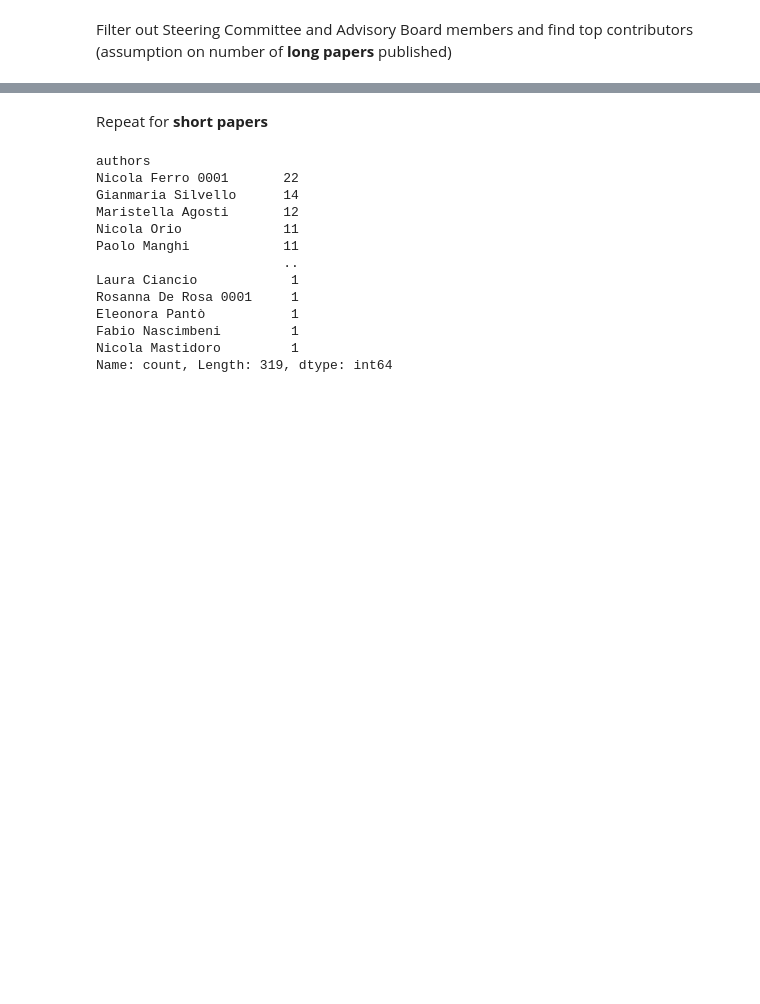
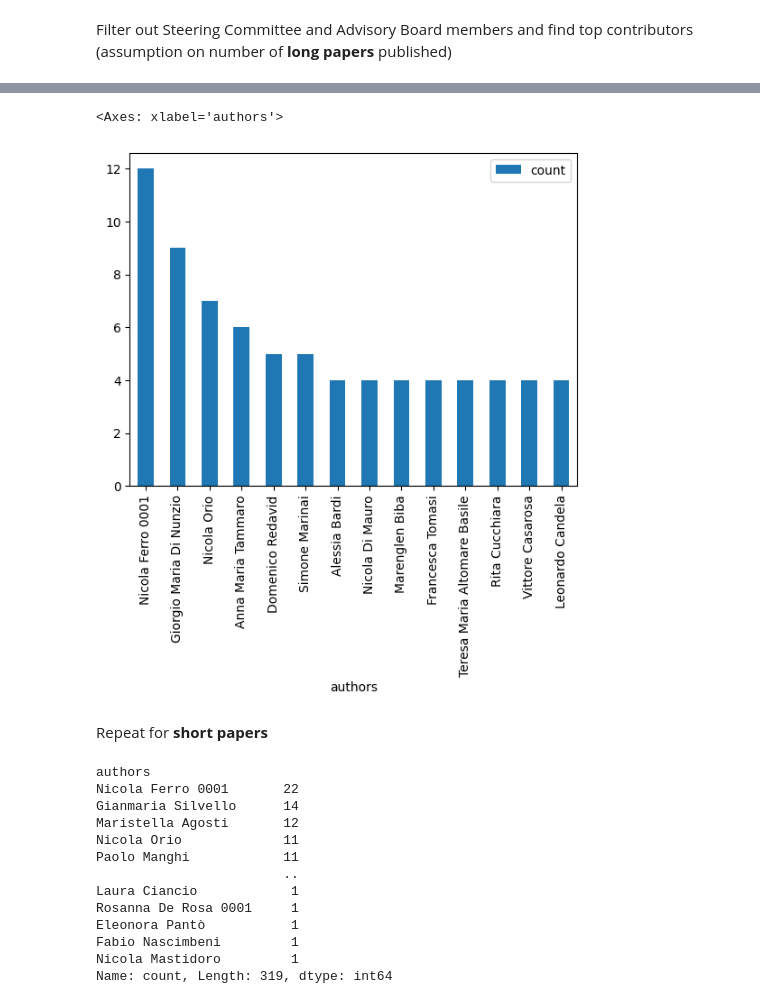
Before and after one commit to andremann/IRCDL-2024, a Jupyter notebook: notebooks/01-AM-exploration.ipynb, the cells around one changed output, grey strips where cells are left out. Cells and saved outputs as stored; diff of their text form; code cells hidden in the pictures; blank space fills up the shorter version.

```diff
--- a/notebooks/01-AM-exploration.ipynb
+++ b/notebooks/01-AM-exploration.ipynb
@@ -222,4 +264,9 @@ Domenico Redavid            5
 Name: count, dtype: int64
+# %%
+pd.DataFrame(top_long).plot.bar()
+# %% [output]
+<Axes: xlabel='authors'>
+[figure, added]
 # %% [markdown]
 Repeat for **short papers**
 # %%
```
Also changed, not shown: parts of 10 cells of this notebook.
